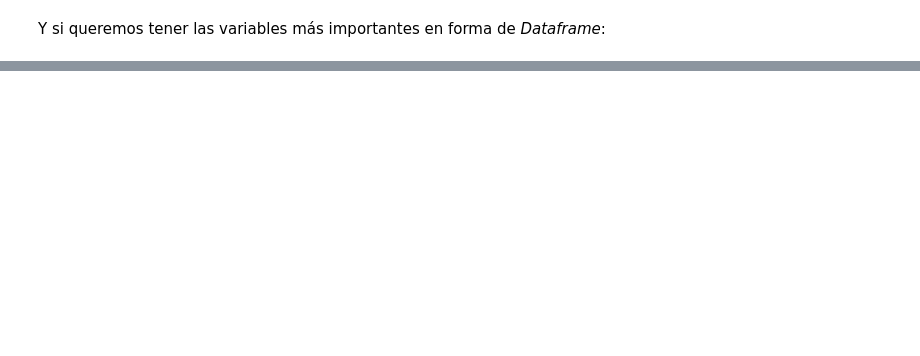
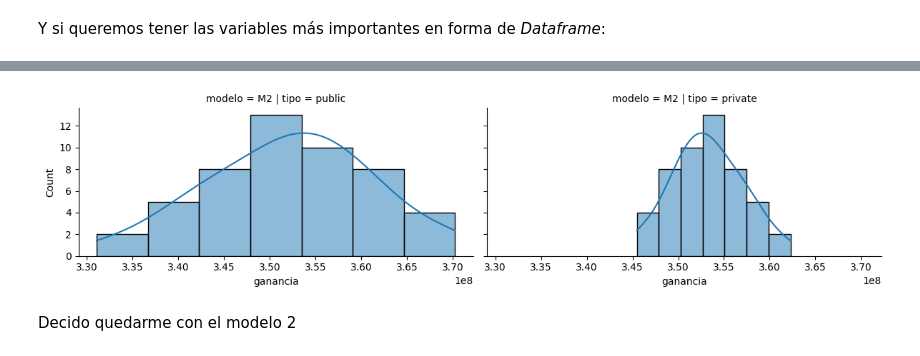
Before and after one commit to dmecoyfin/dmeyf2024, a Jupyter notebook: src/Competencia_1/Seleccion de modelos.ipynb, the cells around one changed output, grey strips where cells are left out. Cells and saved outputs as stored; diff of their text form; code cells hidden in the pictures; blank space fills up the shorter version.

```diff
--- a/src/Competencia_1/Seleccion de modelos.ipynb
+++ b/src/Competencia_1/Seleccion de modelos.ipynb
@@ -410,0 +458,27 @@ Successfully submitted to DMEyF 2024 Primera
+# %%
+## voy con M2
+sss_futuro = StratifiedShuffleSplit(n_splits=50,
+                             test_size=0.3,
+                             random_state=semillas[0])
+modelos = {"M2":y_pred_lgm_M2}
+rows = []
+for private_index, public_index in sss_futuro.split(X_test_m2, y_test_binaria_m2):
+  row = {}
+  for name, y_pred in modelos.items():
+    row[name + "_public"] = ganancia_prob(y_pred[public_index], y_test_binaria_m2.iloc[public_index], 0.3)
+    row[name + "_private"] = ganancia_prob(y_pred[private_index], y_test_binaria_m2.iloc[private_index], 0.7)
+  rows.append(row)
+df_lb = pd.DataFrame(rows)
+# %%
+df_lb_long = df_lb.reset_index()
+df_lb_long = df_lb_long.melt(id_vars=['index'], var_name='model_type', value_name='ganancia')
+df_lb_long[['modelo', 'tipo']] = df_lb_long['model_type'].str.split('_', expand=True)
+df_lb_long = df_lb_long[['ganancia', 'tipo', 'modelo']]
+# %%
+g = sns.FacetGrid(df_lb_long, col="tipo", row="modelo", aspect=2)
+g.map(sns.histplot, "ganancia", kde=True)
+plt.show()
+# %% [output]
+[figure, added]
+# %% [markdown]
+Decido quedarme con el modelo 2
```
Also changed, not shown: parts of 54 cells of this notebook, 3 other files.
